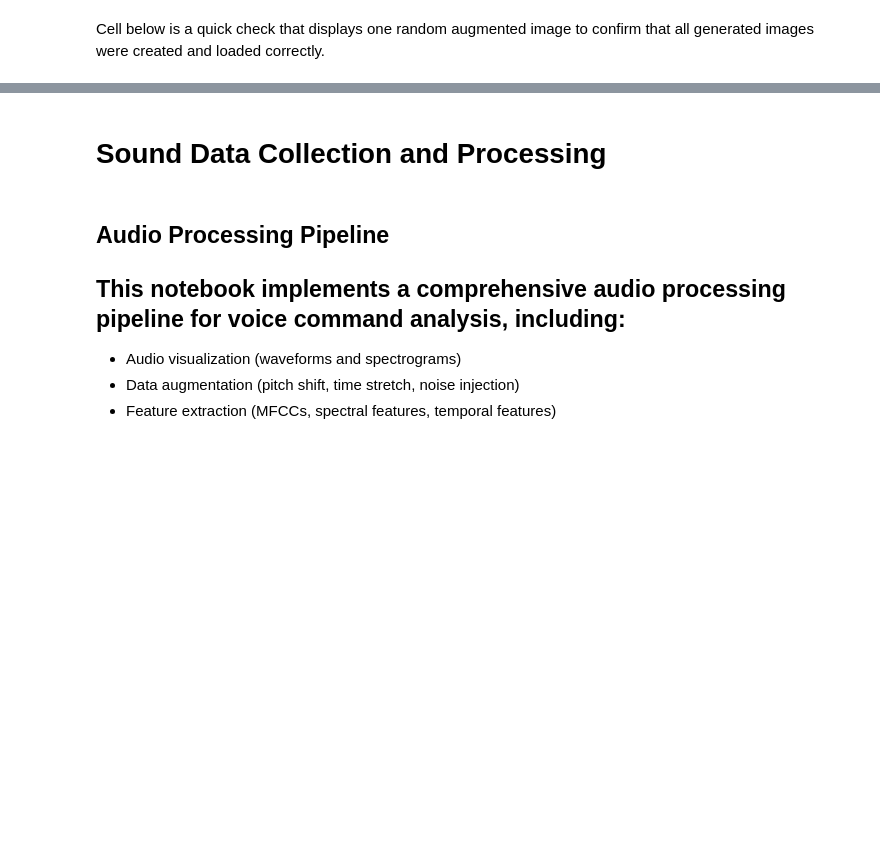
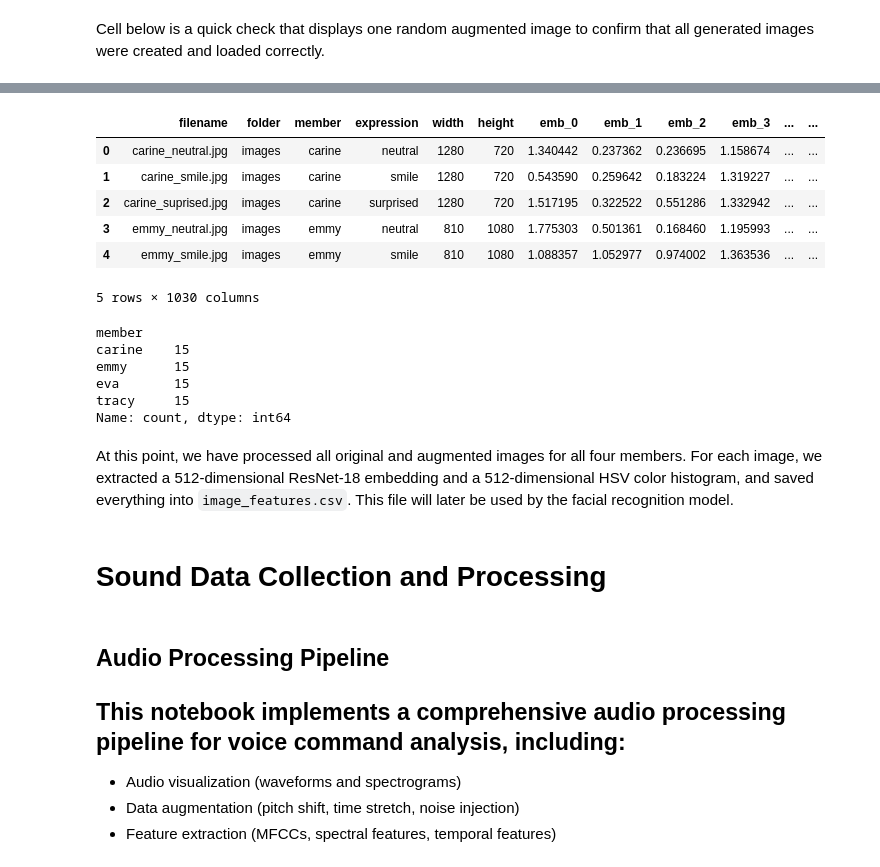
Before and after one commit to nshimiyeemmy/Formative2-Data-Preprocessing, a Jupyter notebook: authentication_system.ipynb, the cells around one changed output, grey strips where cells are left out. Drawn from its saved outputs; the diff is of its cells as text; code cells hidden in the pictures; blank space fills up the shorter version.

Commit message:
added full image processing pipeline and regenerated features

```diff
--- a/authentication_system.ipynb
+++ b/authentication_system.ipynb
@@ -747,0 +785,33 @@ plt.show()
+# %%
+device = "cpu"
+
+# Load pretrained ResNet-18
+resnet = models.resnet18(weights=models.ResNet18_Weights.IMAGENET1K_V1)
+resnet.fc = torch.nn.Identity()  # remove last layer → output is 512-d
+resnet = resnet.to(device)
+resnet.eval()
+
+# Transform for images
+transform = T.Compose([
+    T.Resize((224, 224)),
+    T.ToTensor(),
+    T.Normalize(mean=(0.485, 0.456, 0.406),
+                std=(0.229, 0.224, 0.225))
+])
+
+@torch.no_grad()
+def extract_embedding(img_bgr):
+    img_rgb = cv2.cvtColor(img_bgr, cv2.COLOR_BGR2RGB)
+    pil = Image.fromarray(img_rgb)
+    tensor = transform(pil).unsqueeze(0).to(device)
+    vec = resnet(tensor).cpu().numpy().flatten()
+    return vec
+# %%
+def hsv_histogram(img_bgr, bins=(8, 8, 8)):
+    hsv = cv2.cvtColor(img_bgr, cv2.COLOR_BGR2HSV)
+    hist = cv2.calcHist(
+        [hsv], [0, 1, 2], None,
+        bins, [0, 180, 0, 256, 0, 256]
+    )
+    hist = cv2.normalize(hist, hist).flatten()
+    return hist
@@ -748,3 +862,27 @@ plt.show()
+# %%
+df_features = pd.DataFrame(all_rows)
+df_features.to_csv("image_features.csv", index=False)
+df_features.head()
+# %% [output]
+|  | filename | folder | member | expression | width | height | emb_0 | emb_1 | emb_2 | emb_3 | ... | ... |
+| 0 | carine_neutral.jpg | images | carine | neutral | 1280 | 720 | 1.340442 | 0.237362 | 0.236695 | 1.158674 | ... | ... |
+| 1 | carine_smile.jpg | images | carine | smile | 1280 | 720 | 0.543590 | 0.259642 | 0.183224 | 1.319227 | ... | ... |
+| 2 | carine_suprised.jpg | images | carine | surprised | 1280 | 720 | 1.517195 | 0.322522 | 0.551286 | 1.332942 | ... | ... |
+| 3 | emmy_neutral.jpg | images | emmy | neutral | 810 | 1080 | 1.775303 | 0.501361 | 0.168460 | 1.195993 | ... | ... |
+| 4 | emmy_smile.jpg | images | emmy | smile | 810 | 1080 | 1.088357 | 1.052977 | 0.974002 | 1.363536 | ... | ... |
+5 rows × 1030 columns
+# %%
+df_features = pd.read_csv("image_features.csv")
+df_features["member"].value_counts()
+# %% [output]
+member
+carine    15
+emmy      15
+eva       15
+tracy     15
+Name: count, dtype: int64
+# %% [markdown]
+At this point, we have processed all original and augmented images for all four members. For each image, we extracted a 512-dimensional ResNet-18 embedding and a 512-dimensional HSV color histogram, and saved everything into `image_features.csv`. This file will later be used by the facial recognition model.
 # %% [markdown]
 # Sound Data Collection and Processing
 # %% [markdown]
```
Also changed, not shown: parts of 8 cells of this notebook, 16 other files.
